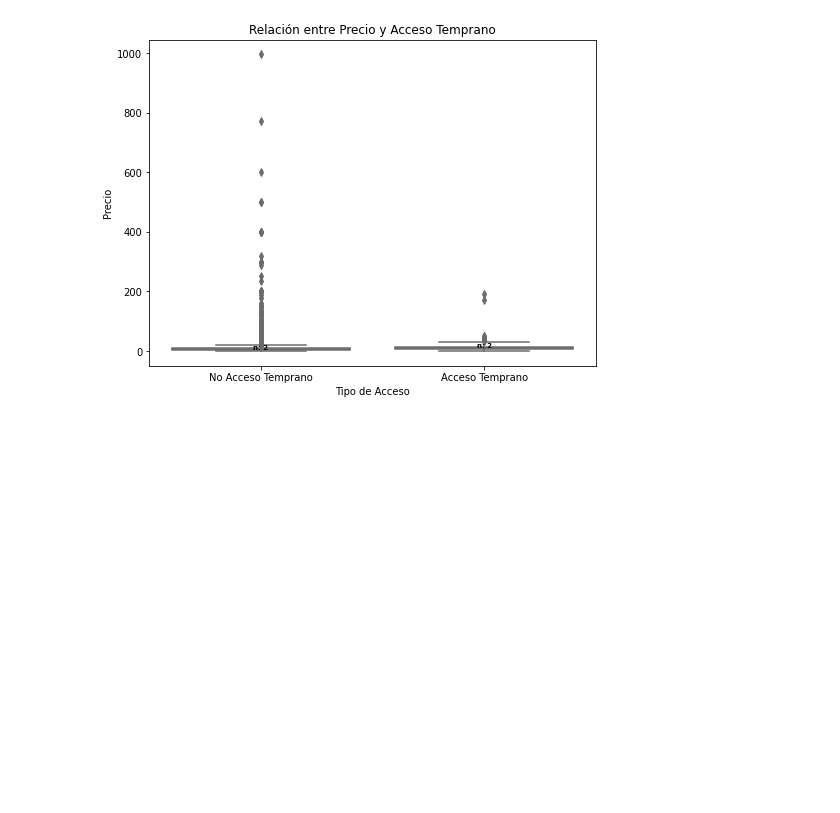
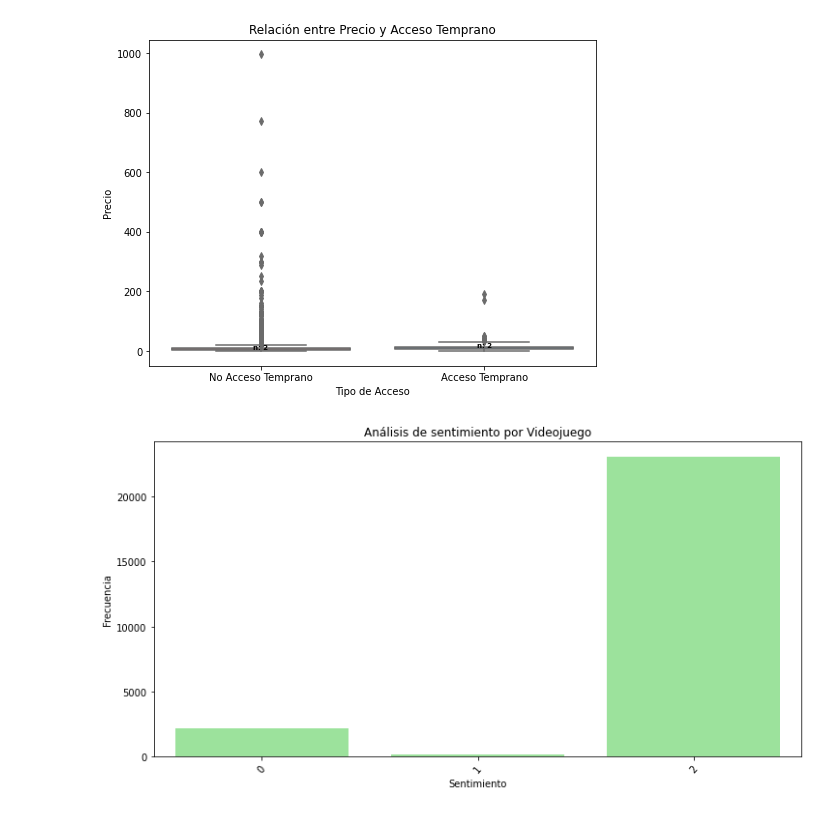
Before and after one commit to Usuario614/Proyecto_I, a Jupyter notebook: EDA_PROYECTO.ipynb, the cells around one changed output. Saved outputs shown, nothing was run; the diff lists cells and outputs as text; code cells hidden in the pictures; blank space fills up the shorter version.

```diff
--- a/EDA_PROYECTO.ipynb
+++ b/EDA_PROYECTO.ipynb
@@ -120,0 +148,15 @@ plt.show()
+# %%
+# Analizamos la distribución del análisis de sentimiento
+
+Analisis_sentimiento = df_reviews['sentiment_analysis'].value_counts().sort_index()
+plt.figure(figsize=(12, 6))
+sns.barplot(x=Analisis_sentimiento.index, y=Analisis_sentimiento.values, color='lightgreen')
+plt.xticks(rotation=50)
+
+plt.xlabel('Sentimiento')
+plt.ylabel('Frecuencia')
+plt.title('Análisis de sentimiento por Videojuego')
+
+plt.show()
+# %% [output]
+[figure, added]
```
Also changed, not shown: parts of 13 cells of this notebook, 5 other files.
